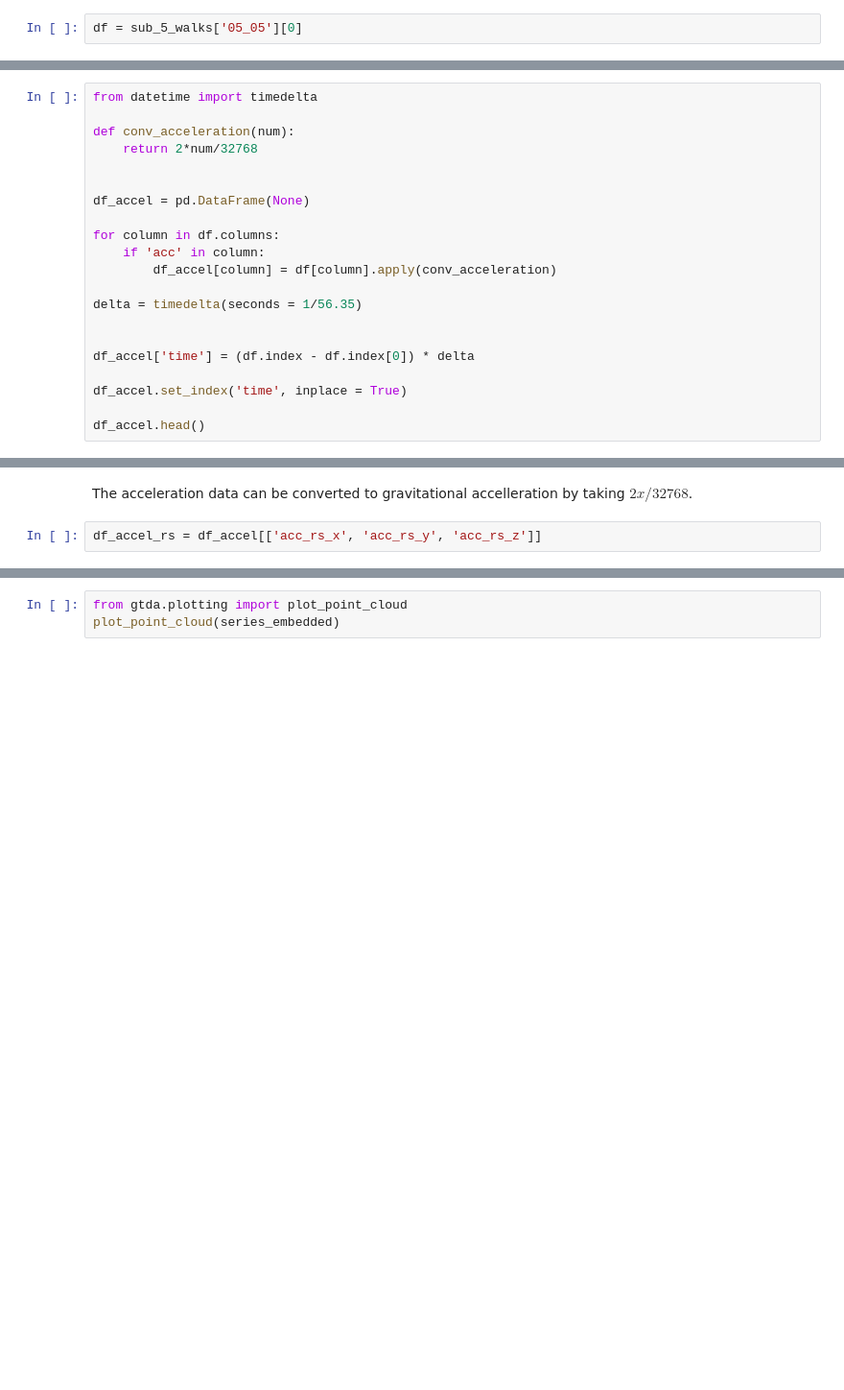
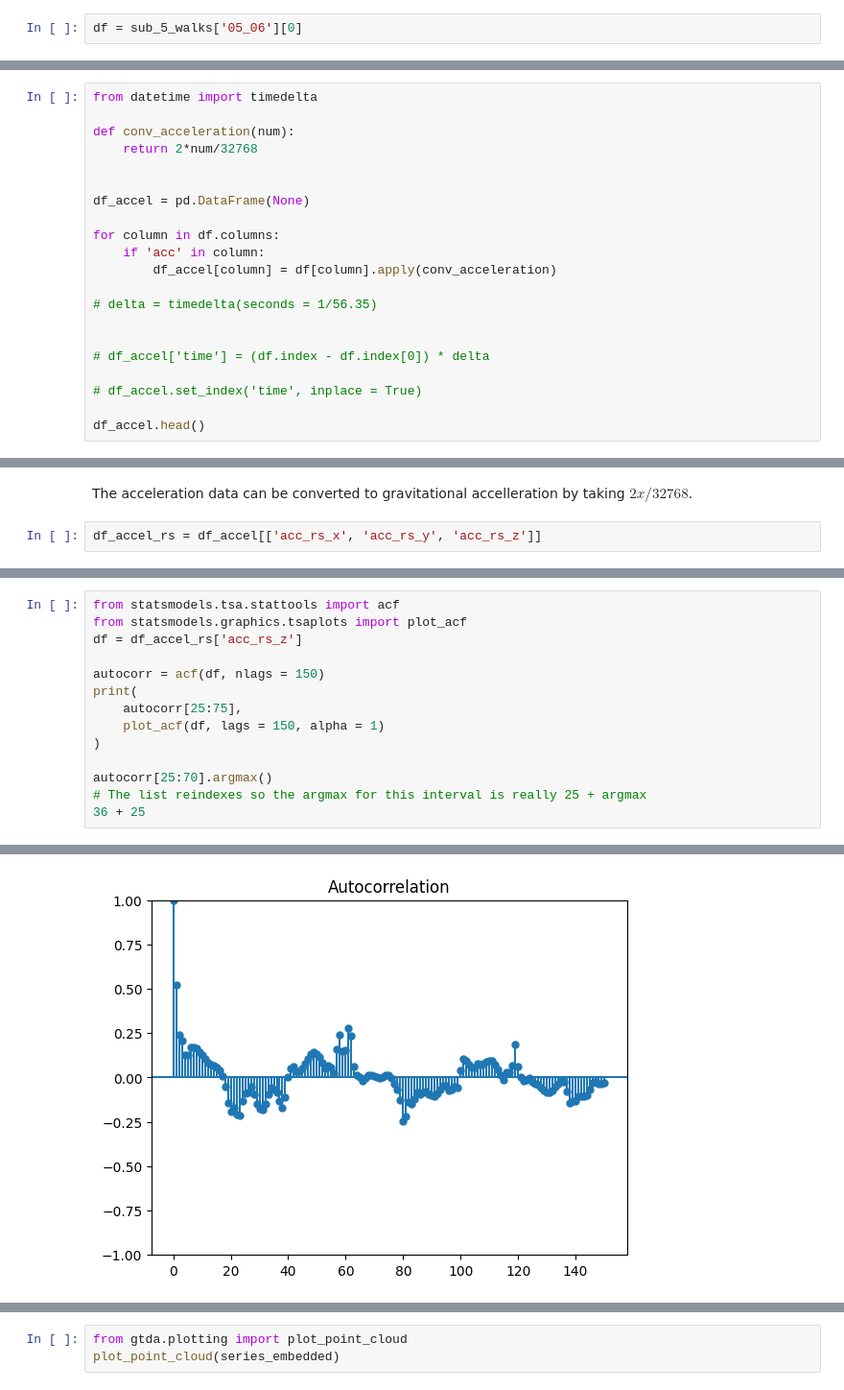
Before and after one commit to dbossaller/Gait-Analysis-Using-TDA, a Jupyter notebook: human_gait.ipynb, the cells around one changed output, grey strips where cells are left out. Shown at 96% size. Saved outputs shown, nothing was run; the diff lists cells and outputs as text; blank space fills up the shorter version.

Commit message:
finding period using autocorrelation

```diff
--- a/human_gait.ipynb
+++ b/human_gait.ipynb
@@ -17,4 +18,4 @@ sub_5_walks.keys()
 # %%
-df = sub_5_walks['05_05'][0]
+df = sub_5_walks['05_06'][0]
 # %%
 df.head()
@@ -33,11 +52,11 @@ for column in df.columns:
     if 'acc' in column:
         df_accel[column] = df[column].apply(conv_acceleration)
 
-delta = timedelta(seconds = 1/56.35)
+# delta = timedelta(seconds = 1/56.35)
 
 
-df_accel['time'] = (df.index - df.index[0]) * delta
+# df_accel['time'] = (df.index - df.index[0]) * delta
 
-df_accel.set_index('time', inplace = True)
+# df_accel.set_index('time', inplace = True)
 
 df_accel.head()
@@ -56,0 +88,15 @@ ax.set_ylim(-2,2)
+# %%
+from statsmodels.tsa.stattools import acf
+from statsmodels.graphics.tsaplots import plot_acf
+df = df_accel_rs['acc_rs_z']
+
+autocorr = acf(df, nlags = 150)
+print(
+    autocorr[25:75],
+    plot_acf(df, lags = 150, alpha = 1)
+)
+
+autocorr[25:70].argmax()
+# The list reindexes so the argmax for this interval is really 25 + argmax
+36 + 25
+# %% [output]
@@ -56,0 +117 @@ ax.set_ylim(-2,2)
+[figure, added]
```
Also changed, not shown: parts of 14 cells of this notebook, 2 other files.
